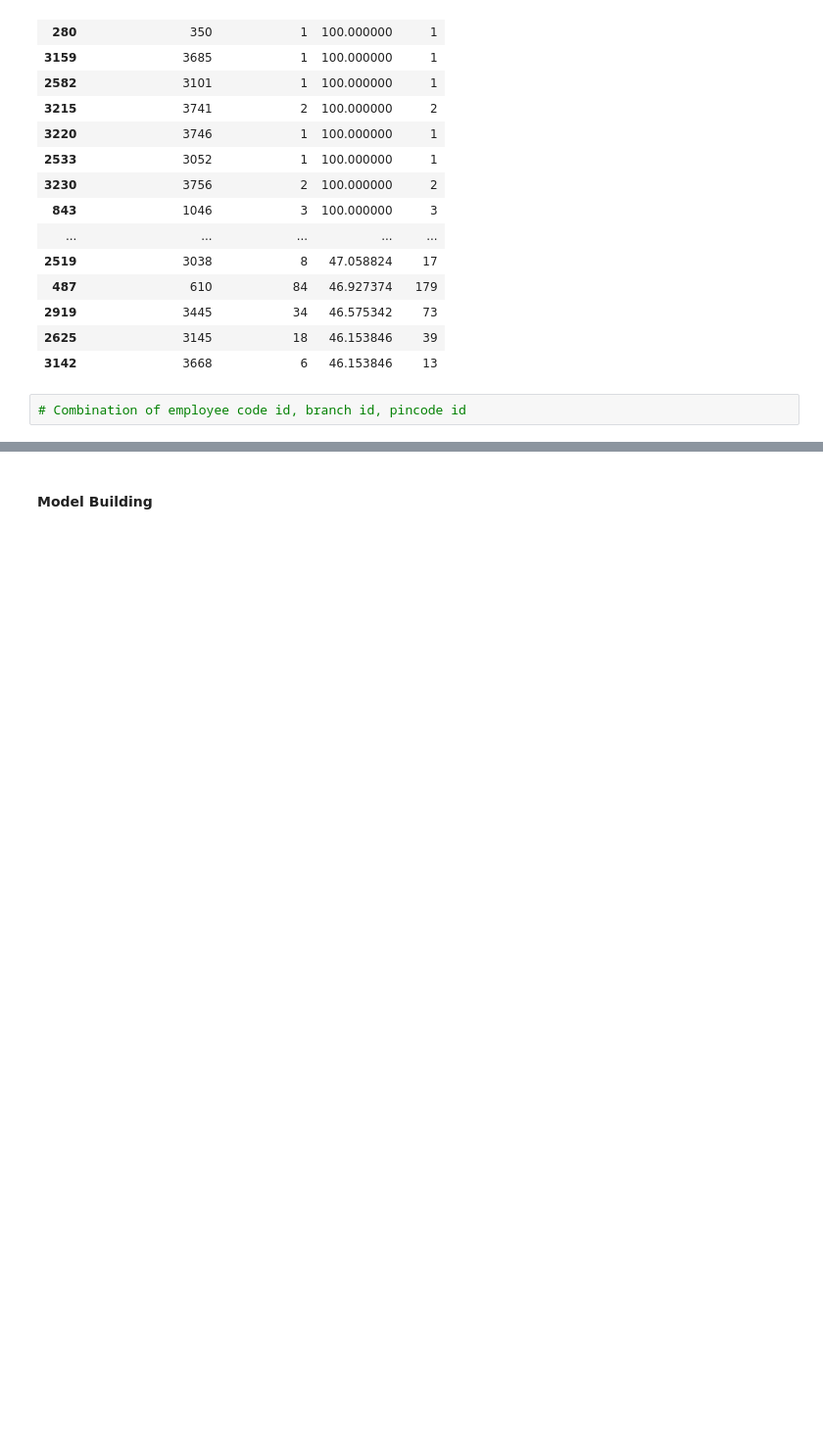
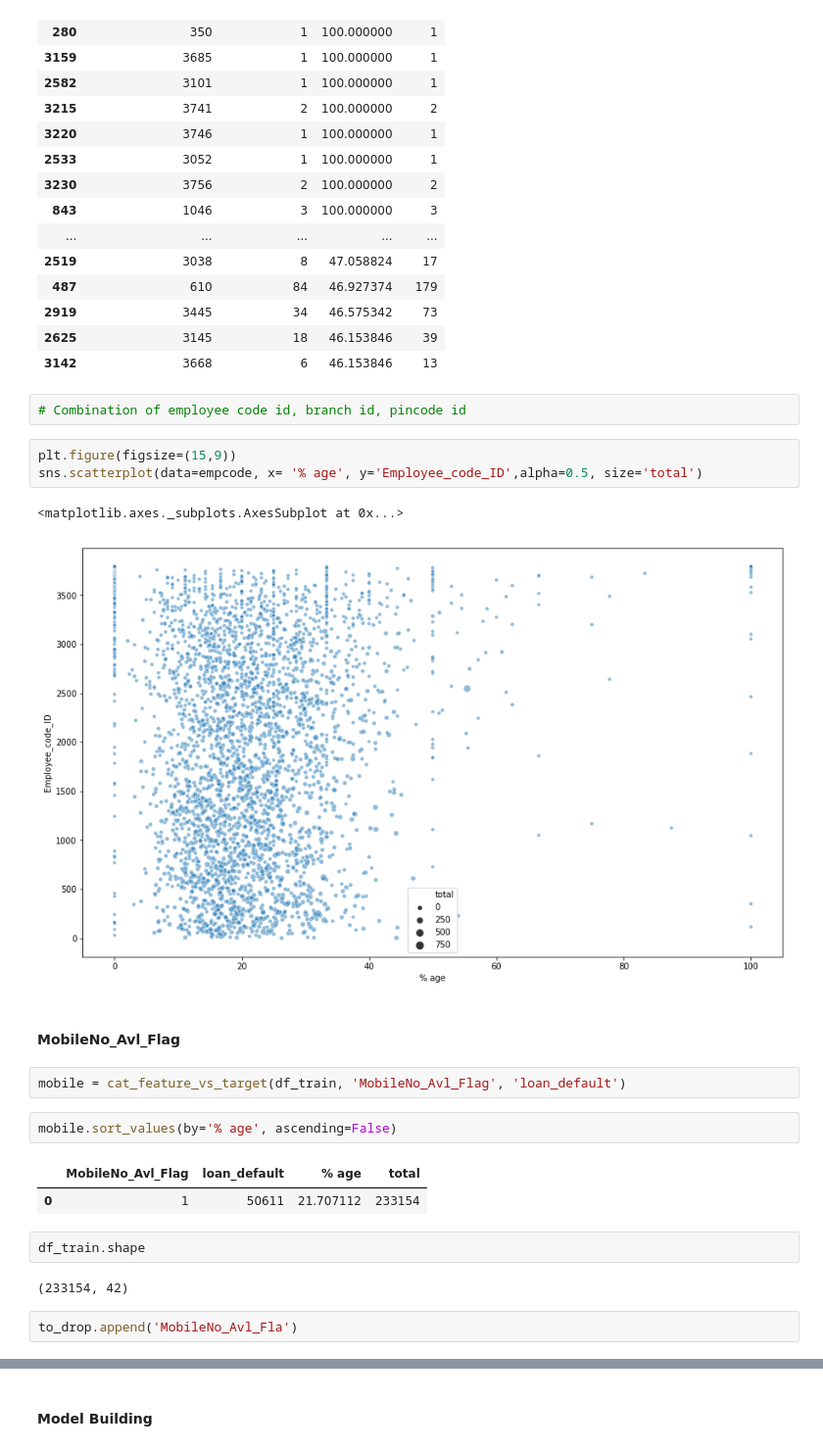
Before and after one commit to patwadeepak/ltfs-finhack, a Jupyter notebook: code.ipynb, the cells around one changed output, grey strips where cells are left out. Shown at 98% size. Cells and saved outputs as stored; diff of their text form; blank space fills up the shorter version.

Commit message:
EDA almost done. Data Prep Done.

```diff
--- a/code.ipynb
+++ b/code.ipynb
@@ -273,3 +273,24 @@ empcode.sort_values(by='% age', ascending=False).head(100)
 | 3142 | 3668 | 6 | 46.153846 | 13 |
 # %%
 # Combination of employee code id, branch id, pincode id
+# %%
+plt.figure(figsize=(15,9))
+sns.scatterplot(data=empcode, x= '% age', y='Employee_code_ID',alpha=0.5, size='total')
+# %% [output]
+<matplotlib.axes._subplots.AxesSubplot at 0x...>
+[figure, added]
+# %% [markdown]
+#### MobileNo_Avl_Flag
+# %%
+mobile = cat_feature_vs_target(df_train, 'MobileNo_Avl_Flag', 'loan_default')
+# %%
+mobile.sort_values(by='% age', ascending=False)
+# %% [output]
+|  | MobileNo_Avl_Flag | loan_default | % age | total |
+| 0 | 1 | 50611 | 21.707112 | 233154 |
+# %%
+df_train.shape
+# %% [output]
+(233154, 42)
+# %%
+to_drop.append('MobileNo_Avl_Fla')
```
Also changed, not shown: parts of 62 cells of this notebook.
